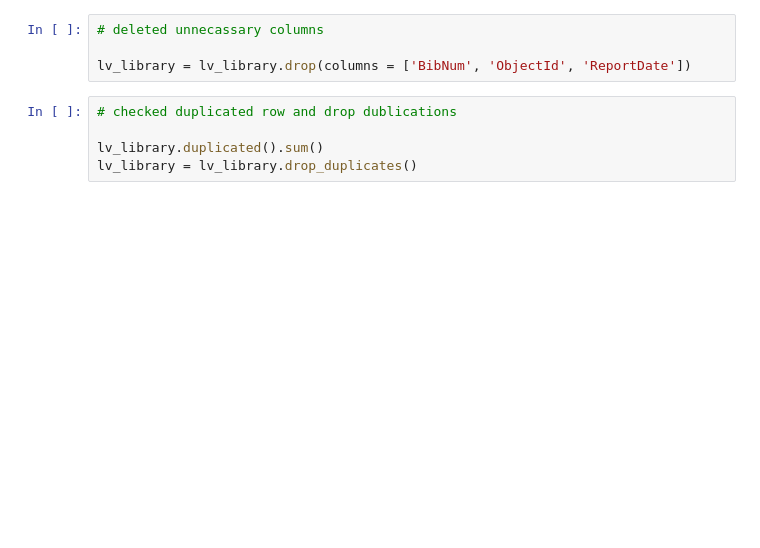
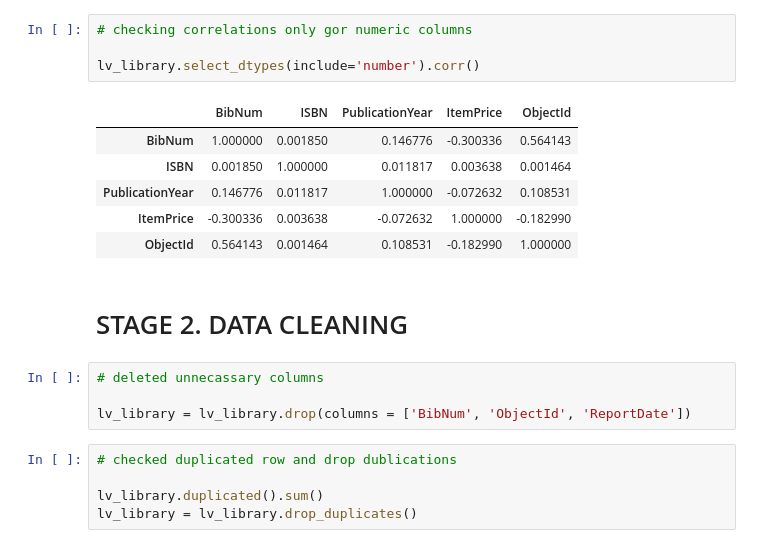
Before and after one commit to vbyambaa/key_stone_project, a Jupyter notebook: notebooks/lv_library.ipynb, the cells around one changed output. Saved outputs shown, nothing was run; the diff lists cells and outputs as text; blank space fills up the shorter version.

```diff
--- a/notebooks/lv_library.ipynb
+++ b/notebooks/lv_library.ipynb
@@ -27,3 +195,16 @@ print(lv_library.head())
+# %%
+# checking correlations only gor numeric columns
+
+lv_library.select_dtypes(include='number').corr()
+# %% [output]
+|  | BibNum | ISBN | PublicationYear | ItemPrice | ObjectId |
+| BibNum | 1.000000 | 0.001850 | 0.146776 | -0.300336 | 0.564143 |
+| ISBN | 0.001850 | 1.000000 | 0.011817 | 0.003638 | 0.001464 |
+| PublicationYear | 0.146776 | 0.011817 | 1.000000 | -0.072632 | 0.108531 |
+| ItemPrice | -0.300336 | 0.003638 | -0.072632 | 1.000000 | -0.182990 |
+| ObjectId | 0.564143 | 0.001464 | 0.108531 | -0.182990 | 1.000000 |
+# %% [markdown]
+# STAGE 2. DATA CLEANING
 # %%
 # deleted unnecassary columns
 
```
Also changed, not shown: parts of 21 cells of this notebook.
